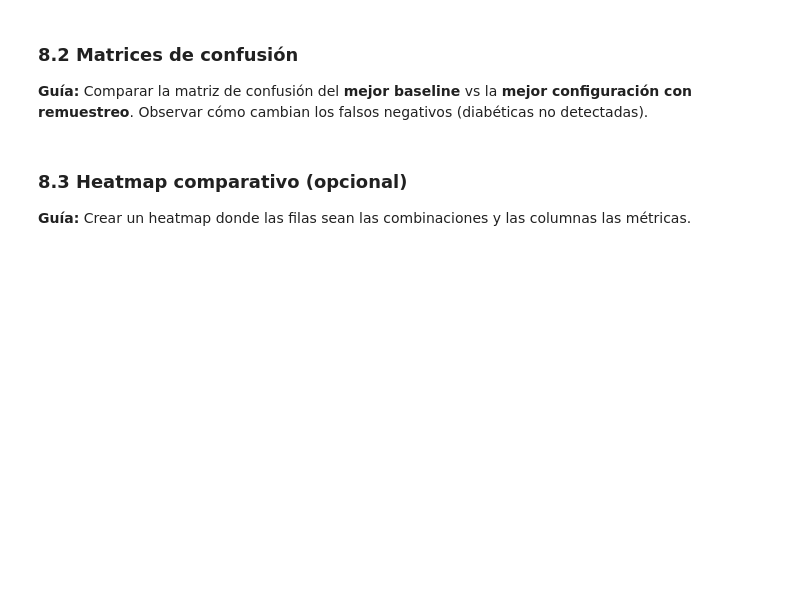
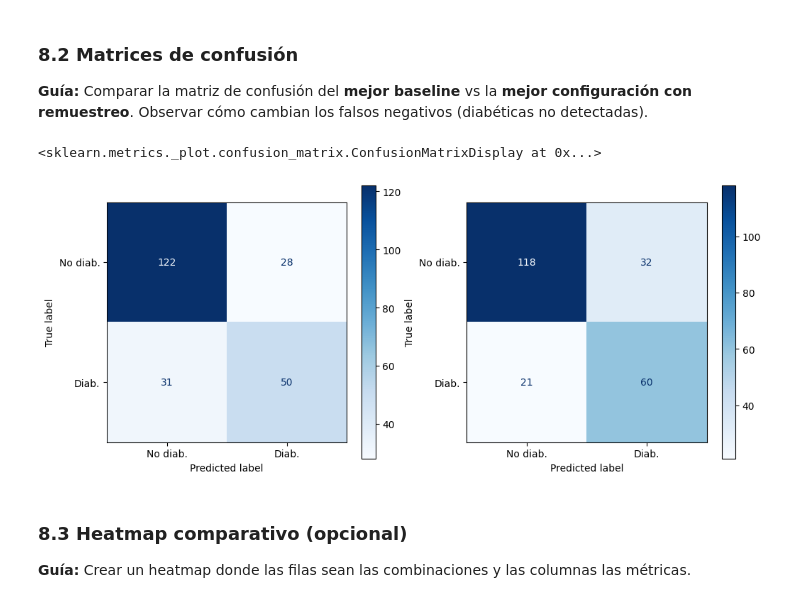
Before and after one commit to josenomberto/UTEC-CDIAV3-MCD8010, a Jupyter notebook: Tarea_Actividad_Oversampling_Undersampling.ipynb, the cells around one changed output. Drawn from its saved outputs; the diff is of its cells as text; code cells hidden in the pictures; blank space fills up the shorter version.

```diff
--- a/Tarea_Actividad_Oversampling_Undersampling.ipynb
+++ b/Tarea_Actividad_Oversampling_Undersampling.ipynb
@@ -281,3 +320,19 @@ def evaluar(nombre, y_true, y_pred):
 #
 # df_baseline = pd.DataFrame(resultados_baseline).round(4)
 # df_baseline
+
+clasificadores = {
+    'KNN': KNeighborsClassifier(),
+    'Logística': LogisticRegression(max_iter=1000),
+    'SVM': SVC(),
+    'Naive Bayes': GaussianNB()
+}
+
+resultados_baseline = []
+for clasificador, modelo in clasificadores.items():
+    modelo.fit(X_train_scaled, y_train)
+    y_pred = modelo.predict(X_test_scaled)
+    resultados_baseline.append(evaluar(f'{clasificador}_baseline', y_test, y_pred))
+
+df_baseline = pd.DataFrame(resultados_baseline).round(4)
+df_baseline
@@ -320,3 +381,9 @@ Recurso útil: [RandomUnderSampler](https://imbalanced-learn.org/stable/referenc
 #
 # print(f"Antes:   {Counter(y_train)} → Total: {len(y_train)}")
 # print(f"Después: {Counter(y_train_rus)} → Total: {len(y_train_rus)}")
+
+rus = RandomUnderSampler(random_state=42)
+X_train_rus, y_train_rus = rus.fit_resample(X_train_scaled, y_train)
+
+print(f"Antes:   {Counter(y_train)} → Total: {len(y_train)}")
+print(f"Después: {Counter(y_train_rus)} → Total: {len(y_train_rus)}")
@@ -332,3 +402,12 @@ Recurso útil: [RandomUnderSampler](https://imbalanced-learn.org/stable/referenc
 #
 # df_rus = pd.DataFrame(resultados_rus).round(4)
 # df_rus
+
+resultados_rus = []
+for nombre, modelo in clasificadores.items():
+    modelo.fit(X_train_rus, y_train_rus)
+    y_pred = modelo.predict(X_test_scaled)
+    resultados_rus.append(evaluar(f'{nombre}_rus', y_test, y_pred))
+
+df_rus = pd.DataFrame(resultados_rus).round(4)
+df_rus
@@ -510,13 +733,28 @@ Recursos útiles:
 # %%
 # TODO: Mostrar matrices de confusión comparativas
 #
 # Pista: Reentrenar el mejor baseline y la mejor config con remuestreo,
 # obtener predicciones, y usar ConfusionMatrixDisplay
 #
 # fig, axes = plt.subplots(1, 2, figsize=(12, 5))
 # ConfusionMatrixDisplay.from_predictions(y_test, y_pred_mejor_baseline,
 #     display_labels=['No diab.', 'Diab.'], ax=axes[0], cmap='Blues')
 # ...
+
+mejor_baseline = GaussianNB()
+mejor_baseline.fit(X_train_scaled, y_train)
+y_pred_mejor_baseline = mejor_baseline.predict(X_test_scaled)
+
+mejor_remuestreo = LogisticRegression(max_iter=1000)
+mejor_remuestreo.fit(X_train_rus, y_train_rus)
+y_pred_mejor_remuestreo = mejor_remuestreo.predict(X_test_scaled)
+
+fig, axes = plt.subplots(1, 2, figsize=(12, 5))
+ConfusionMatrixDisplay.from_predictions(y_test, y_pred_mejor_baseline, display_labels=['No diab.', 'Diab.'], ax=axes[0], cmap='Blues')
+ConfusionMatrixDisplay.from_predictions(y_test, y_pred_mejor_remuestreo, display_labels=['No diab.', 'Diab.'], ax=axes[1], cmap='Blues')
+# %% [output]
+<sklearn.metrics._plot.confusion_matrix.ConfusionMatrixDisplay at 0x...>
+[figure, added]
 # %% [markdown]
 ### 8.3 Heatmap comparativo (opcional)
 
```
Also changed, not shown: parts of 18 cells of this notebook.
